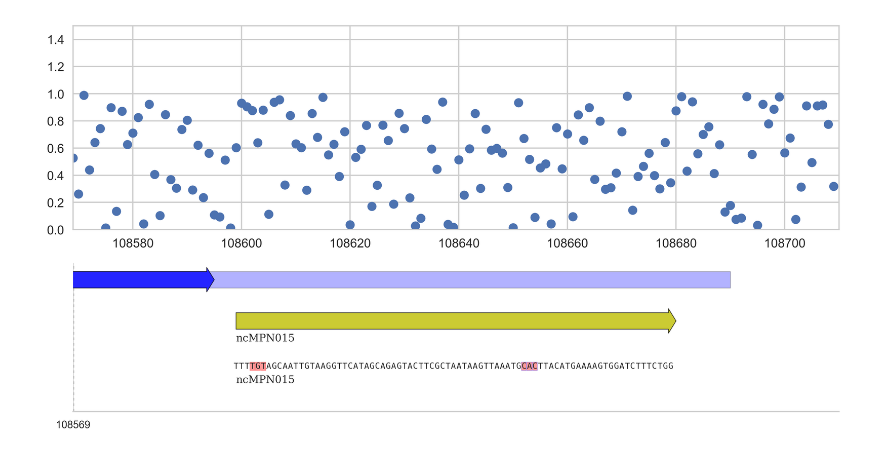
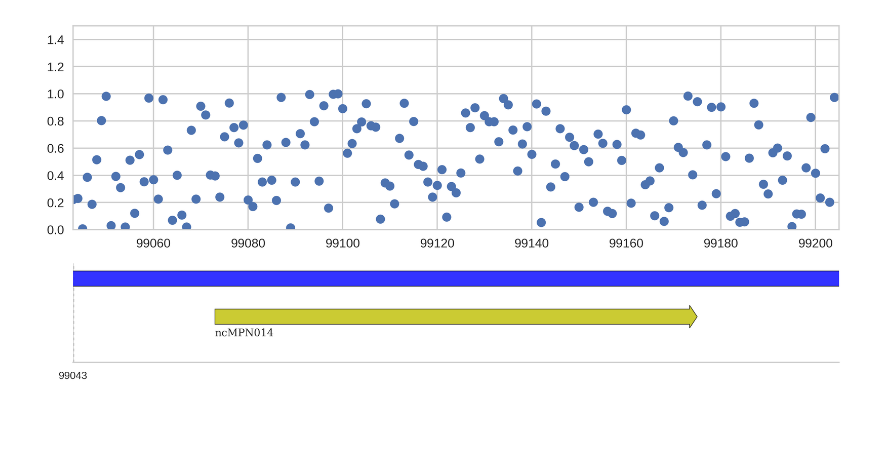
Before and after one commit to shouldsee/BioGraPy, a Jupyter notebook: examples/biograpy_example.ipynb, the cells around one changed output. Saved outputs shown, nothing was run; the diff lists cells and outputs as text; code cells hidden in the pictures; blank space fills up the shorter version.

```diff
--- a/examples/biograpy_example.ipynb
+++ b/examples/biograpy_example.ipynb
@@ -157,35 +155,40 @@ import pandas as pd
 from mwTools.mpn_annotation_tools import plot_add_annotations
 from mwTools.paths import p
 p = p('isis')
 mpnAnnotationPath = p.mpnAnnotationPath
 
 # Import annotations
-with (mpnAnnotationPath / 'mpnAnnotFeaturesDf6ColList.json').open('r') as f:
-    mpnAnnotFeaturesDf6ColList = json.load(f)
-mpnAnnotFeaturesDf = pd.read_json(str(mpnAnnotationPath / 'mpnAnnotFeaturesDf6B.json'))[mpnAnnotFeaturesDf6ColList]
+with (mpnAnnotationPath / 'mpnAnnotFeaturesDf8_colList.json').open('r') as f:
+    colList = json.load(f)
 
+mpnAnnotFeaturesDf = pd.read_csv(str(mpnAnnotationPath / 'mpnAnnotFeaturesDf8.csv'), index_col=0)\
+                       .sort_values(['feature', 'start', 'end', 'strand'])
+if len(colList) != len(mpnAnnotFeaturesDf.columns):
+    print("ERROR: manual column list does not have the same number of columns than the dataframe.")
+else:
+    mpnAnnotFeaturesDf = mpnAnnotFeaturesDf[colList]
 
-mpnPlot = mpnAnnotFeaturesDf[(mpnAnnotFeaturesDf.id == 'ncMPN015') &
+mpnPlot = mpnAnnotFeaturesDf[(mpnAnnotFeaturesDf.id == 'ncMPN014') &
                              (mpnAnnotFeaturesDf.feature == 'ncRNA')
                             ].iloc[0]
 
 xPad = 30
 x0 = mpnPlot['start'] - xPad
 x1 = mpnPlot['end'] + xPad
 
 fig1, ax = plt.subplots(figsize=(11,3), dpi=400)
 ax.scatter(x=list(range(x0, x1)), y=np.random.random(x1 - x0))
 ax.set_xlim([x0, x1])
 ax.set_ylim([0, 1.5])
 
 DNAFeatList = [('ncMPN015',
     [{'start':53 + mpnPlot['start'], 'end':56 + mpnPlot['start'],
       'fontPropDict':{'bbox':dict(facecolor='red', alpha=0.4, edgecolor='blue', pad=0.0)}},
      {'start':3 + mpnPlot['start'], 'end':6 + mpnPlot['start'], 'highlightColor':'red'}
     ]
                 )]
 
 plot_add_annotations(ax=ax, fig=fig1, mpnAnnotFeaturesDf=mpnAnnotFeaturesDf, ncRNA=True, idCol='id',
                      DNAFeatList=DNAFeatList)
 # %% [output]
-[figure, old version]
+[figure, new version]
```
Also changed, not shown: parts of 2 cells of this notebook, 2 other files.
